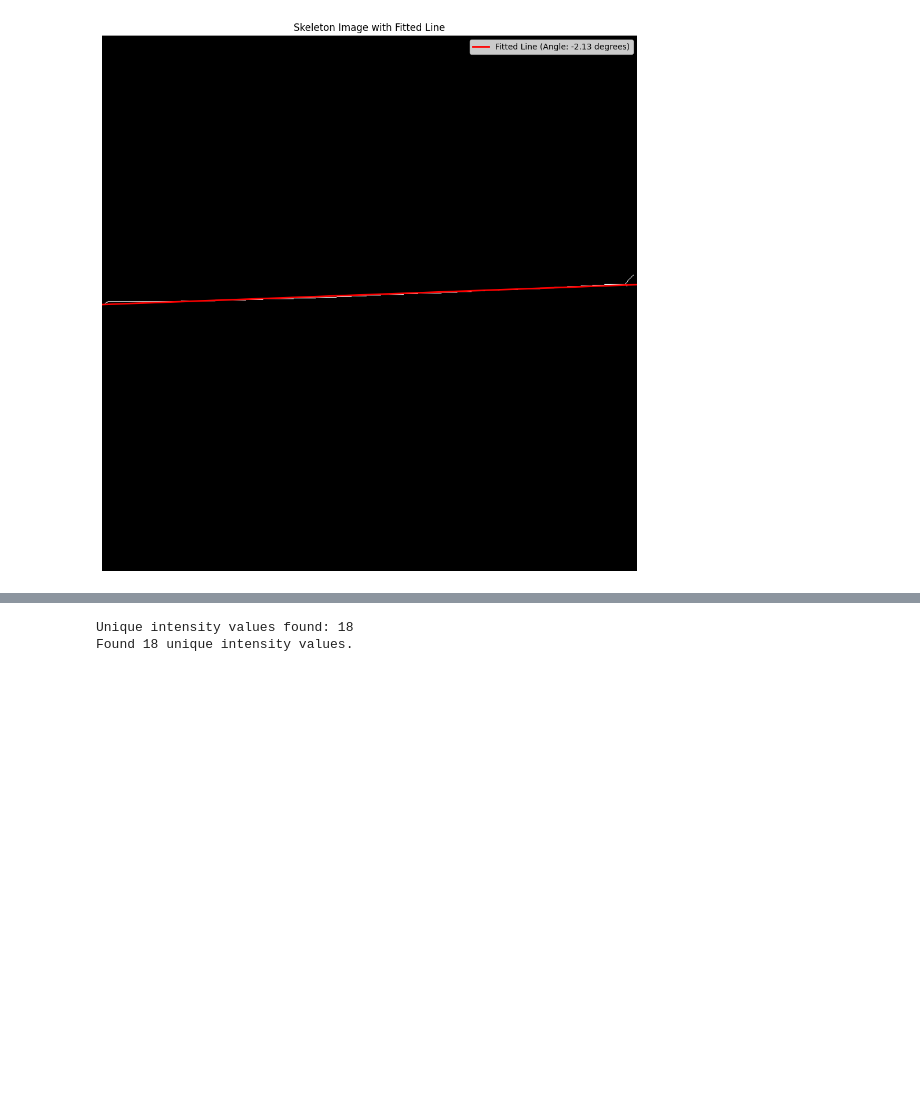
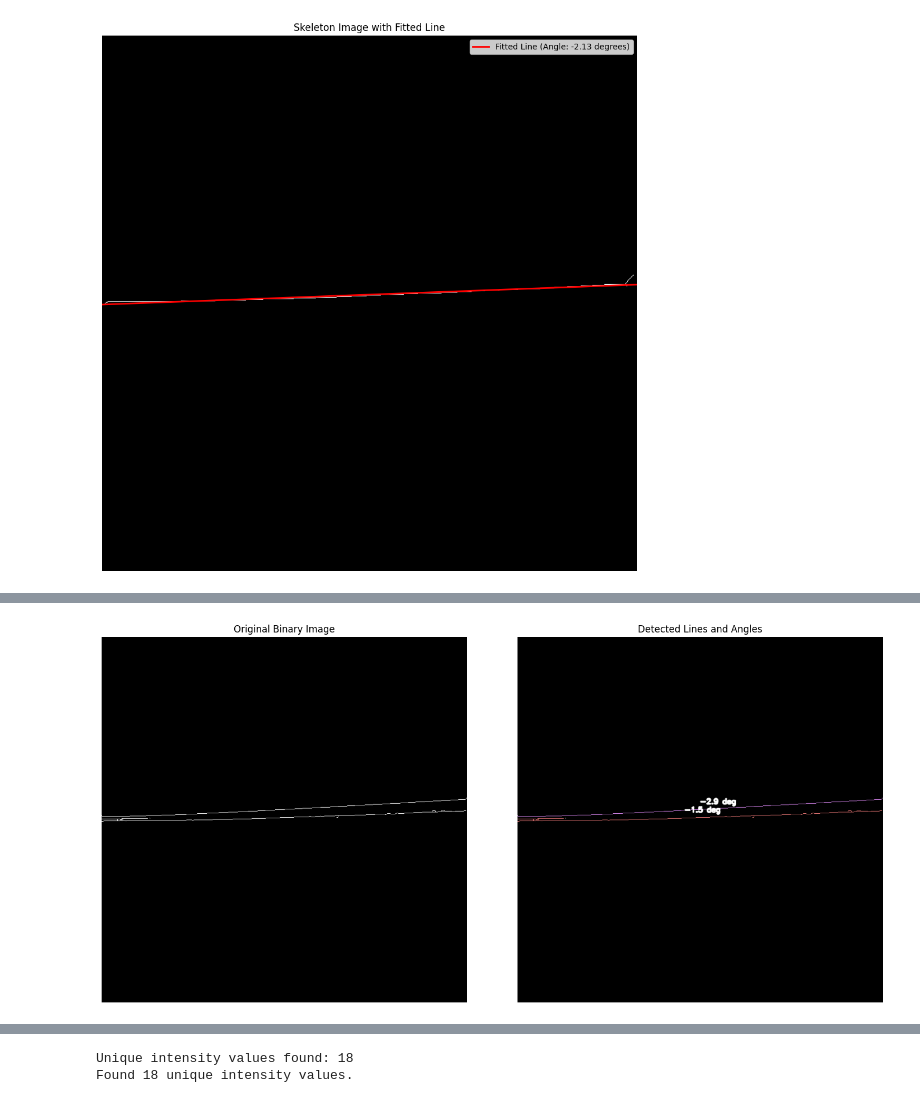
Before and after one commit to krngd2/AirfranceDatasetAnalysis, a Jupyter notebook: UxFeatureExtraction.ipynb, the cells around one changed output, grey strips where cells are left out. Drawn from its saved outputs; the diff is of its cells as text; code cells hidden in the pictures; blank space fills up the shorter version.

```diff
--- a/UxFeatureExtraction.ipynb
+++ b/UxFeatureExtraction.ipynb
@@ -175,0 +163,97 @@ Angle from polyfit: -2.13 degrees
+# %%
+import cv2
+def calculate_line_angles(img):
+    """
+    Finds all separate lines in a binary image and calculates the angle for each.
+
+    Args:
+        img (np.array): A binary image (0s and 255s) containing separate lines.
+
+    Returns:
+        list: A list of dictionaries, where each dictionary contains the 'label',
+              'angle', and 'centroid' of a detected line.
+    """
+    if img.ndim != 2:
+        raise ValueError("Input image must be a 2D binary image.")
+    # 1. Find all connected components (i.e., separate lines) in the image.
+    # The function returns the number of labels, the labels matrix, stats, and centroids.
+    num_labels, labels_matrix, stats, centroids = cv2.connectedComponentsWithStats(img, connectivity=8)
+
+    line_data = []
+
+    # 2. Loop through each component found, starting from label 1 (0 is the background).
+    for i in range(1, num_labels):
+        # --- Filter out very small components that are likely just noise ---
+        # The area is in the 'stats' array at the last column.
+        if stats[i, cv2.CC_STAT_AREA] < 10: # Minimum number of pixels to be considered a line
+            continue
+
+        # 3. Create a mask to isolate only the pixels of the current line.
+        component_mask = (labels_matrix == i)
+
+        # 4. Get the coordinates of the pixels for this specific line.
+        y_coords, x_coords = np.where(component_mask)
+
+        if len(x_coords) > 1:
+            try:
+                # 5. Fit a line (1st degree polynomial) to these coordinates.
+                slope, intercept = np.polyfit(x_coords, y_coords, 1)
+
+                # 6. Calculate the angle from the slope.
+                angle = np.degrees(np.arctan(slope))
+
+                line_data.append({
+                    'label': i,
+                    'angle': angle,
+                    'centroid': centroids[i] # The center point of the line
+                })
+            except np.linalg.LinAlgError:
+                print(f"Could not fit a line for component {i}, it might be perfectly vertical.")
+                continue
+
+    return line_data, labels_matrix
+
+#if image is binary image convert it to uint8
+if skeleton_grad_image.dtype != np.uint8:
+    img_unit8 = (skeleton_grad_image * 255).astype(np.uint8)
+# 2. Calculate the angles of all lines in the image.
+detected_lines, labels_matrix = calculate_line_angles(img_unit8)
+
+# 3. Visualize the results.
+# Create a color image to draw the results on.
+output_image = cv2.cvtColor(img_unit8, cv2.COLOR_GRAY2BGR)
+
+if detected_lines:
+    print(f"Found {len(detected_lines)} lines.")
+    for i, line in enumerate(detected_lines):
+        # Generate a random color for each line for better visualization
+        color = np.random.randint(50, 255, size=3).tolist()
+
+        # Color the component on the output image
+        output_image[labels_matrix == line['label']] = color
+
+        # Put the calculated angle as text near the center of the line
+        centroid_x, centroid_y = int(line['centroid'][0]), int(line['centroid'][1])
+        text = f"{line['angle']:.1f} deg"
+        cv2.putText(output_image, text, (centroid_x, centroid_y - 10),
+                    cv2.FONT_HERSHEY_SIMPLEX, 0.5, (255, 255, 255), 2, cv2.LINE_AA)
+        print(f"  - Line {line['label']}: Angle = {line['angle']:.2f} degrees")
+        if i > 0:
+            # Print the difference from previous line
+            prev_angle = detected_lines[i - 1]['angle']
+            print(f"  - Difference from previous line: {abs(line['angle'] - prev_angle):.2f} degrees")
+
+
+# Display the original and the result
+fig, axes = plt.subplots(1, 2, figsize=(15, 7))
+axes[0].imshow(skeleton_grad_image, cmap='gray')
+axes[0].set_title('Original Binary Image')
+axes[0].axis('off')
+
+axes[1].imshow(output_image)
+axes[1].set_title('Detected Lines and Angles')
+axes[1].axis('off')
+
+plt.tight_layout()
+plt.show()
+# %% [output]
@@ -175,0 +264 @@ Angle from polyfit: -2.13 degrees
+[figure, added]
```
Also changed, not shown: parts of 6 cells of this notebook.
